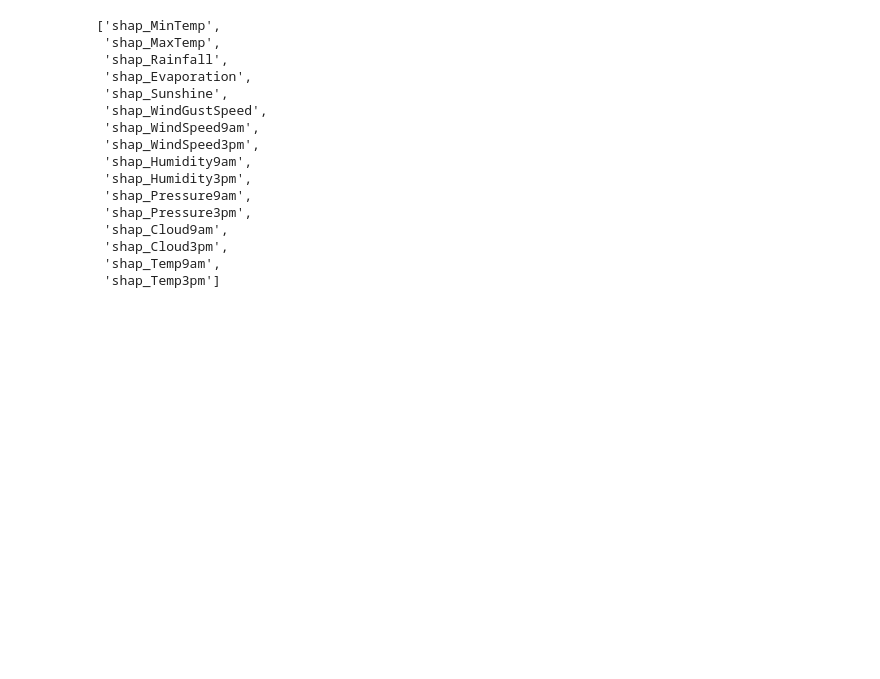
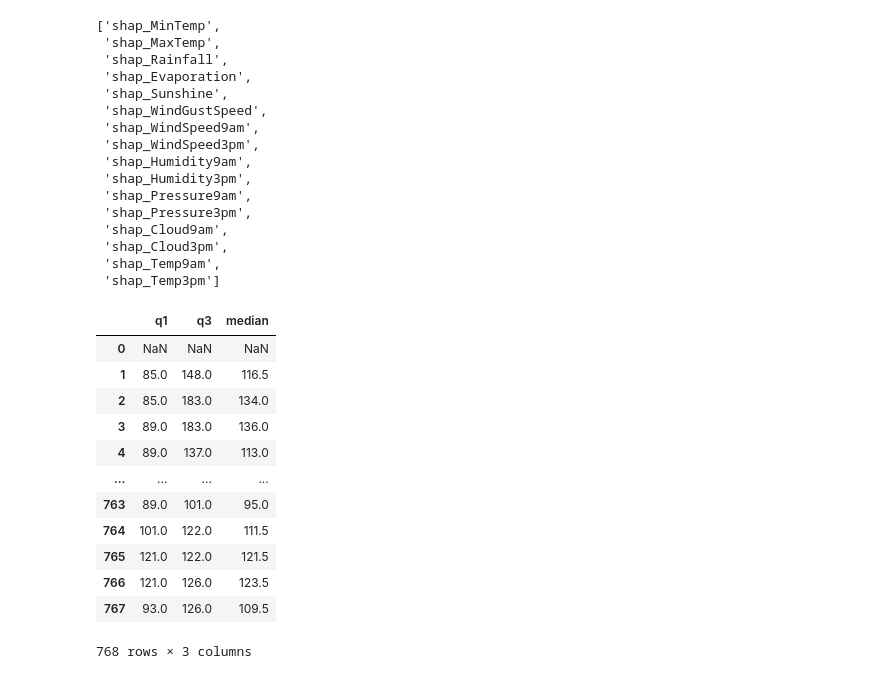
Before and after one commit to akleinau/Finch, a Jupyter notebook: classification_any_data.ipynb, the cells around one changed output. Saved outputs shown, nothing was run; the diff lists cells and outputs as text; code cells hidden in the pictures; blank space fills up the shorter version.

```diff
--- a/classification_any_data.ipynb
+++ b/classification_any_data.ipynb
@@ -328,3 +328,19 @@ names
  'shap_Cloud3pm',
  'shap_Temp9am',
  'shap_Temp3pm']
+# %%
+data['Glucose'].rolling(window=2).agg({'q1': lambda ev: ev.quantile(.25, interpolation='lower'), 'q3': lambda ev: ev.quantile(.75, interpolation='higher'), 'median': 'median'})
+# %% [output]
+|  | q1 | q3 | median |
+| 0 | NaN | NaN | NaN |
+| 1 | 85.0 | 148.0 | 116.5 |
+| 2 | 85.0 | 183.0 | 134.0 |
+| 3 | 89.0 | 183.0 | 136.0 |
+| 4 | 89.0 | 137.0 | 113.0 |
+| ... | ... | ... | ... |
+| 763 | 89.0 | 101.0 | 95.0 |
+| 764 | 101.0 | 122.0 | 111.5 |
+| 765 | 121.0 | 122.0 | 121.5 |
+| 766 | 121.0 | 126.0 | 123.5 |
+| 767 | 93.0 | 126.0 | 109.5 |
+768 rows × 3 columns
```
Also changed, not shown: 2 other files.
